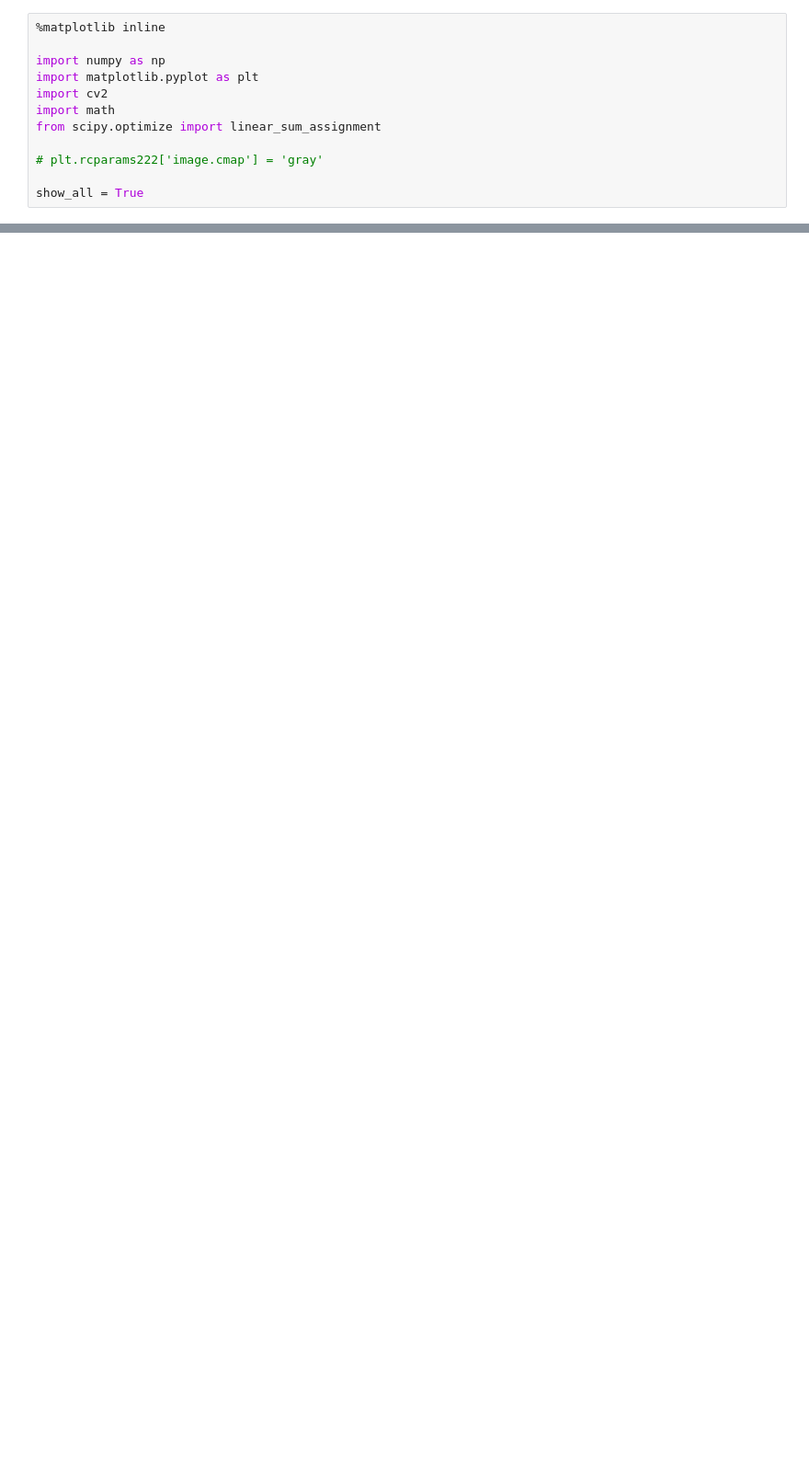
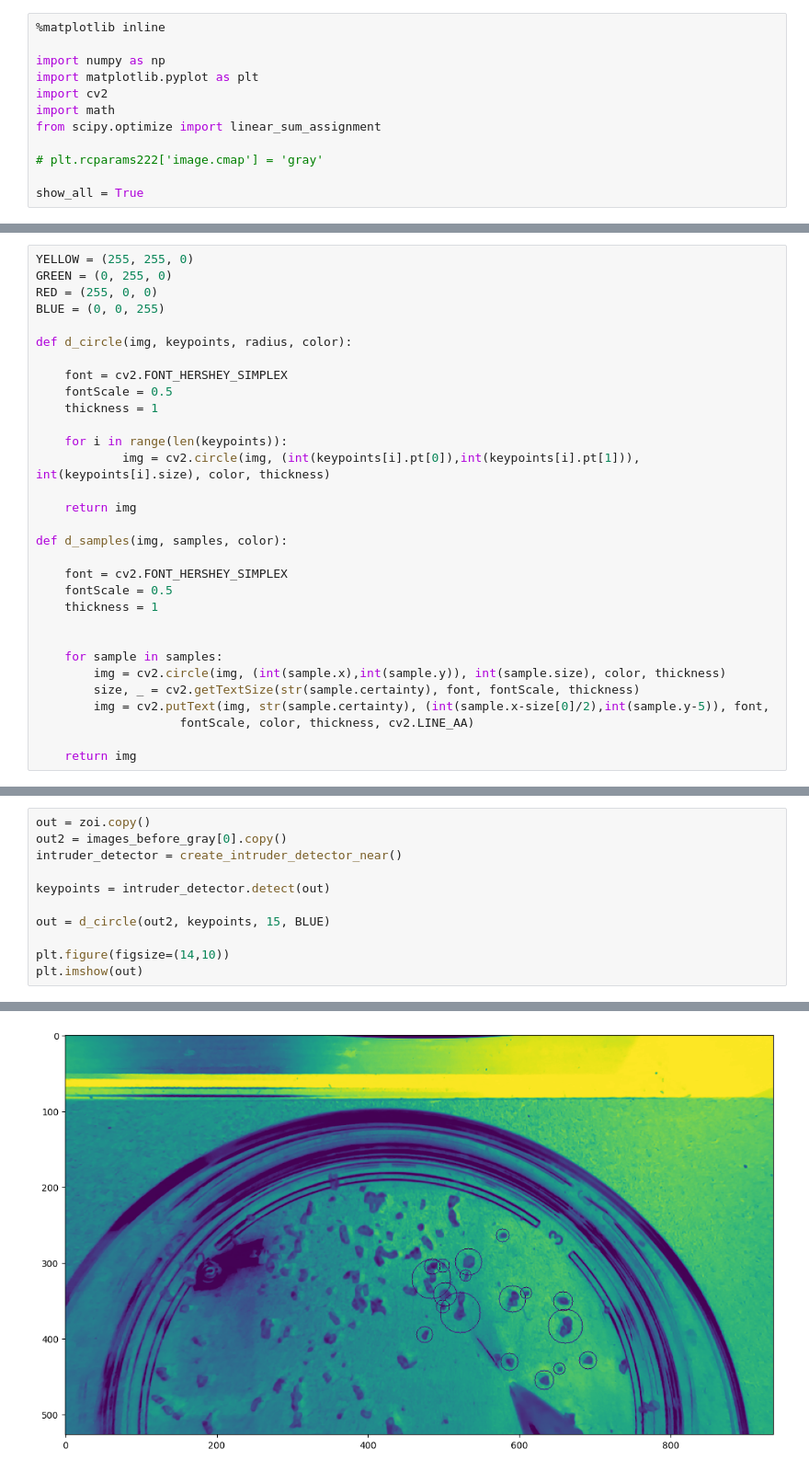
Before and after one commit to APraplan/Tissue-explant-project, a Jupyter notebook: Developpement/CV5.ipynb, the cells around one changed output, grey strips where cells are left out. Shown at 92% size. Cells and saved outputs as stored; diff of their text form; blank space fills up the shorter version.

```diff
--- a/Developpement/CV5.ipynb
+++ b/Developpement/CV5.ipynb
@@ -30,0 +127,31 @@ if show_all:
+# %%
+YELLOW = (255, 255, 0)
+GREEN = (0, 255, 0)
+RED = (255, 0, 0)
+BLUE = (0, 0, 255)
+
+def d_circle(img, keypoints, radius, color):
+
+    font = cv2.FONT_HERSHEY_SIMPLEX
+    fontScale = 0.5
+    thickness = 1
+
+    for i in range(len(keypoints)):
+            img = cv2.circle(img, (int(keypoints[i].pt[0]),int(keypoints[i].pt[1])), int(keypoints[i].size), color, thickness)
+
+    return img
+
+def d_samples(img, samples, color):
+
+    font = cv2.FONT_HERSHEY_SIMPLEX
+    fontScale = 0.5
+    thickness = 1
+
+
+    for sample in samples:
+        img = cv2.circle(img, (int(sample.x),int(sample.y)), int(sample.size), color, thickness)
+        size, _ = cv2.getTextSize(str(sample.certainty), font, fontScale, thickness)
+        img = cv2.putText(img, str(sample.certainty), (int(sample.x-size[0]/2),int(sample.y-5)), font,
+                    fontScale, color, thickness, cv2.LINE_AA)
+
+    return img
@@ -56,0 +204,12 @@ print(pairs)
+# %%
+out = zoi.copy()
+out2 = images_before_gray[0].copy()
+intruder_detector = create_intruder_detector_near()
+
+keypoints = intruder_detector.detect(out)
+
+out = d_circle(out2, keypoints, 15, BLUE)
+
+plt.figure(figsize=(14,10))
+plt.imshow(out)
+# %% [output]
@@ -56,0 +217 @@ print(pairs)
+[figure, added]
```
Also changed, not shown: parts of 16 cells of this notebook.
